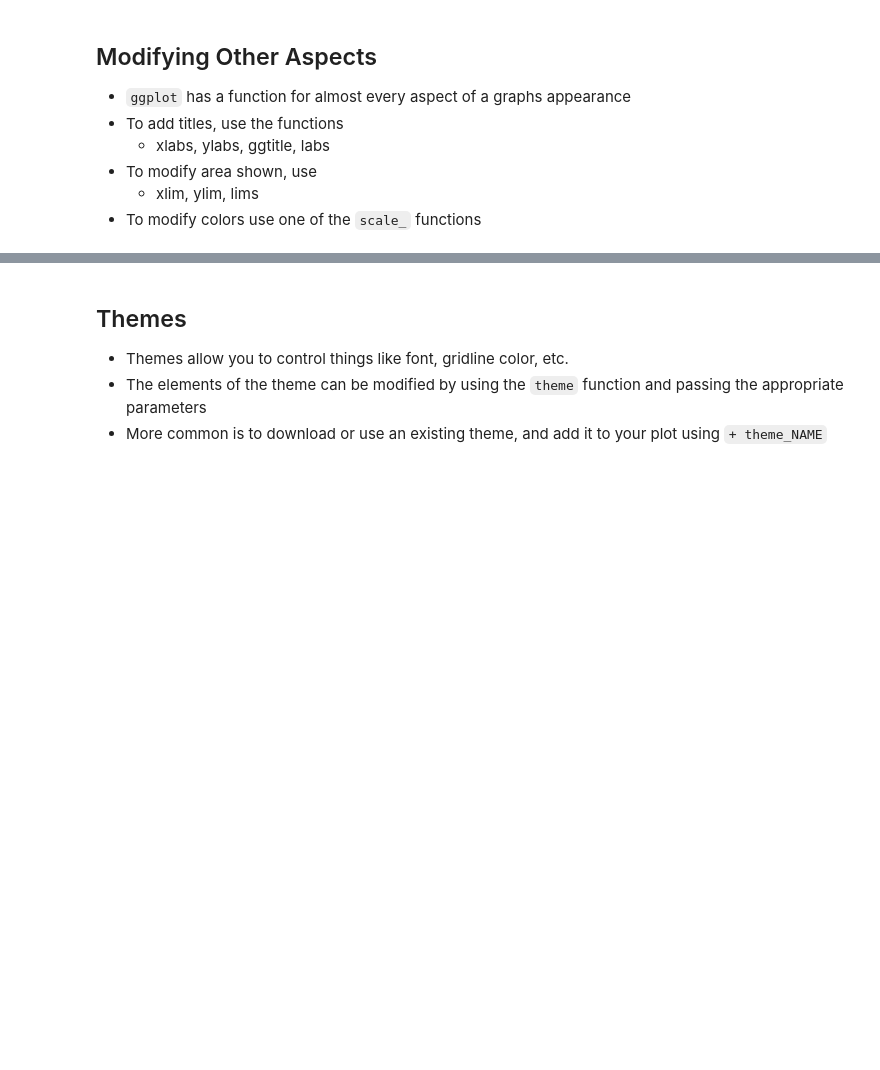
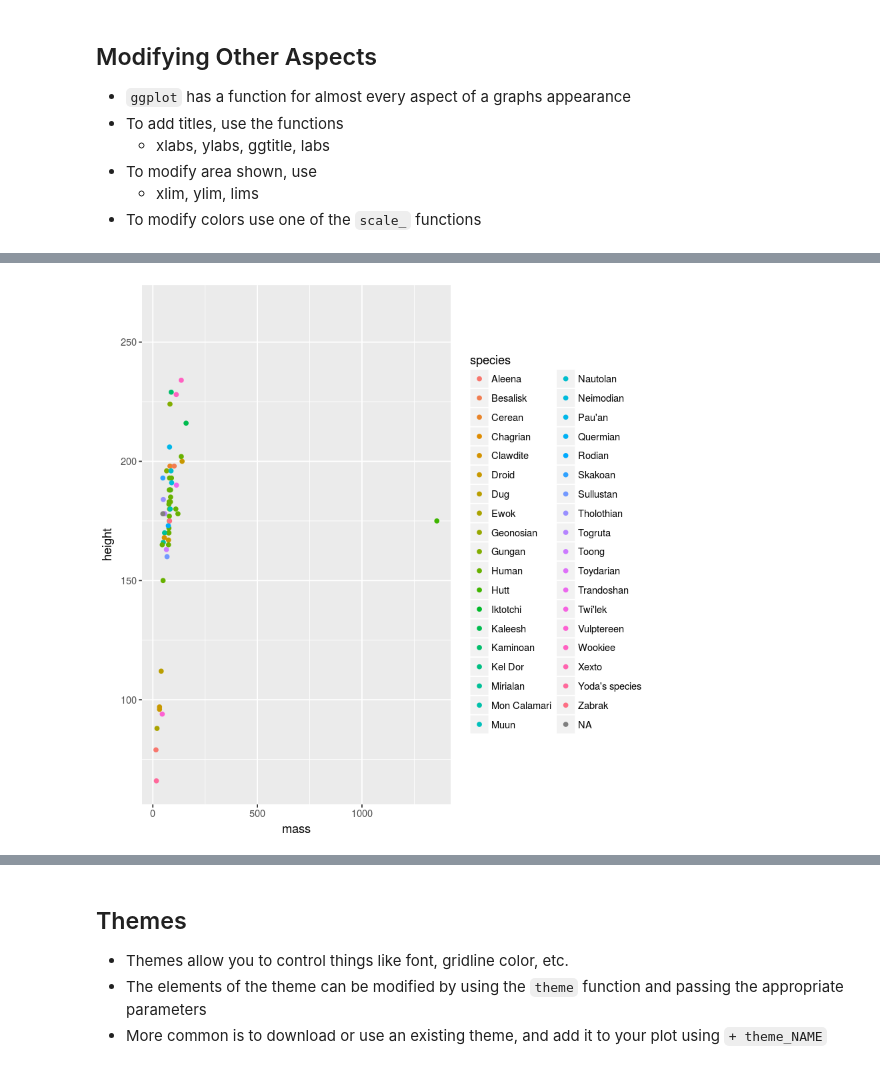
Before and after one commit to bwilk7/CMSC433, a Jupyter notebook: Lecture12.ipynb, the cells around one changed output, grey strips where cells are left out. Saved outputs shown, nothing was run; the diff lists cells and outputs as text; code cells hidden in the pictures; blank space fills up the shorter version.

```diff
--- a/Lecture12.ipynb
+++ b/Lecture12.ipynb
@@ -257,6 +667,7 @@ base_plot + geom_violin()
     - xlim, ylim, lims
 - To modify colors use one of the `scale_` functions
 # %%
-base_plot2 <- ggplot(starwars,aes(x=mass,y=height,,color=species))
+base_plot2 <- ggplot(starwars,aes(x=mass,y=height,color=species))
 scatter <- base_plot2 + geom_point()
 plot(scatter)
+# %% [output]
@@ -263,2 +676,3 @@ plot(scatter)
+[figure, added]
 # %%
 scatter + ggtitle("Height vs Mass of Starwars Characters")
```
Also changed, not shown: parts of 50 cells of this notebook, 1 other file.
